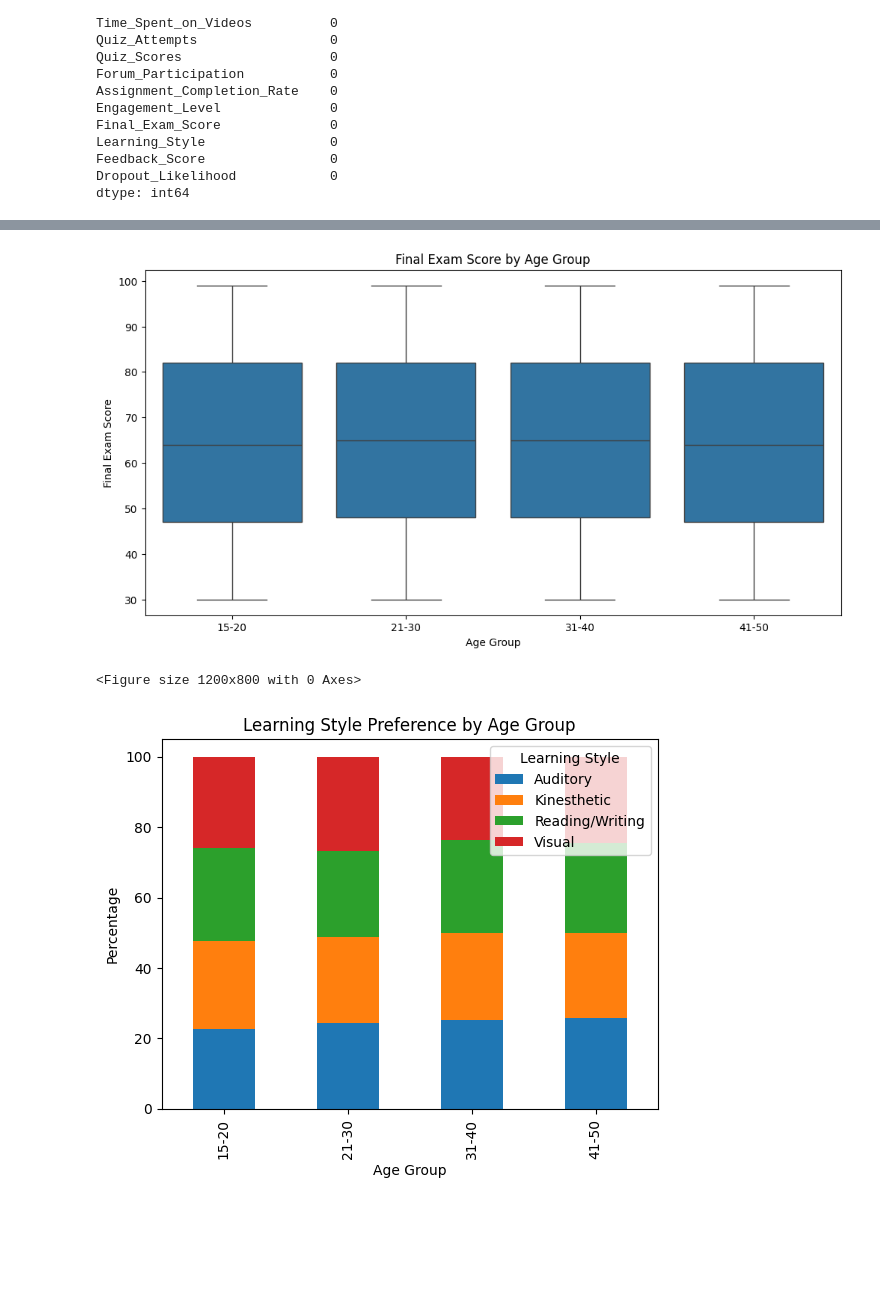
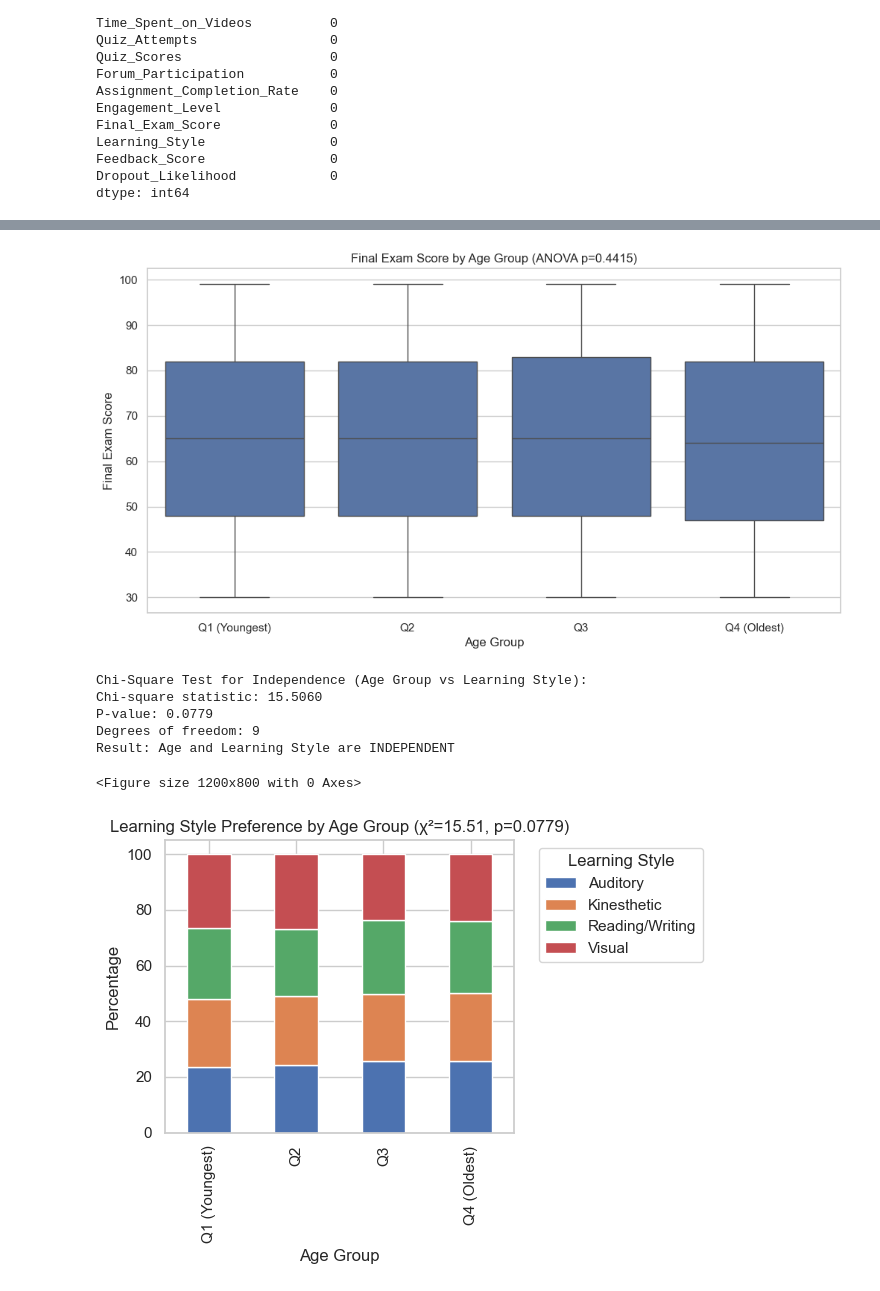
Before and after one commit to jovitaeliana/Learning-Analysis, a Jupyter notebook: analysis.ipynb, the cells around one changed output, grey strips where cells are left out. Drawn from its saved outputs; the diff is of its cells as text; code cells hidden in the pictures; blank space fills up the shorter version.

Commit message:
fix layout

```diff
--- a/analysis.ipynb
+++ b/analysis.ipynb
@@ -107,7 +107,7 @@ for i, col in enumerate(categorical_cols):
     value_counts = df[col].value_counts().sort_values(ascending=False)
     sns.barplot(x=value_counts.index, y=value_counts.values, ax=axes[i])
     axes[i].set_title(f'Distribution of {col}')
-    axes[i].set_xticklabels(axes[i].get_xticklabels(), rotation=45, ha='right')
+    plt.setp(axes[i].get_xticklabels(), rotation=45, ha='right')
     axes[i].set_ylabel('Count')
 
     # Add count labels on top of bars
@@ -212,5 +280,7 @@ Name: Final_Exam_Score, dtype: float64
 # %%
-# age distribution
+# Age distribution and performance analysis with statistical tests
+
+# Age distribution
 plt.figure(figsize=(10, 6))
 sns.histplot(df['Age'], bins=20, kde=True)
 plt.title('Age Distribution of Students')
@@ -219,26 +289,50 @@ plt.ylabel('Count')
 plt.savefig('age_distribution.png')
 plt.show()
 
-# performance by age group
-df['Age_Group'] = pd.cut(df['Age'], bins=[15, 20, 30, 40, 50],
-                          labels=['15-20', '21-30', '31-40', '41-50'])
+df['Age_Group'] = pd.qcut(df['Age'], q=4, labels=['Q1 (Youngest)', 'Q2', 'Q3', 'Q4 (Oldest)'])
+
+print("=" * 80)
+print("AGE GROUP ANALYSIS")
+print("=" * 80)
+print("\nAge group ranges:")
+print(df.groupby('Age_Group')['Age'].agg(['min', 'max', 'count']))
+
+# Statistical test for age group differences
+age_groups = df['Age_Group'].unique()
+age_group_scores = [df[df['Age_Group'] == group]['Final_Exam_Score'].values for group in age_groups]
+f_stat, p_value = stats.f_oneway(*age_group_scores)
+
+print(f"\nANOVA Test for Age Group Effect on Final Exam Scores:")
+print(f"F-statistic: {f_stat:.4f}")
+print(f"P-value: {p_value:.4f}")
+print(f"Result: {'SIGNIFICANT' if p_value < 0.05 else 'NOT SIGNIFICANT'} difference across age groups")
 
 plt.figure(figsize=(12, 6))
 sns.boxplot(x='Age_Group', y='Final_Exam_Score', data=df)
-plt.title('Final Exam Score by Age Group')
+plt.title(f'Final Exam Score by Age Group (ANOVA p={p_value:.4f})')
 plt.xlabel('Age Group')
 plt.ylabel('Final Exam Score')
 plt.savefig('performance_by_age.png')
 plt.show()
 
-# preferred learning styles by age group
-learning_style_by_age = pd.crosstab(df['Age_Group'], df['Learning_Style'], normalize='index') * 100
+# Preferred learning styles by age group with chi-square test
+learning_style_by_age = pd.crosstab(df['Age_Group'], df['Learning_Style'])
+chi2, p_chi, dof, expected = stats.chi2_contingency(learning_style_by_age)
+
+print(f"\nChi-Square Test for Independence (Age Group vs Learning Style):")
+print(f"Chi-square statistic: {chi2:.4f}")
+print(f"P-value: {p_chi:.4f}")
+print(f"Degrees of freedom: {dof}")
+print(f"Result: Age and Learning Style are {'DEPENDENT' if p_chi < 0.05 else 'INDEPENDENT'}")
+
+learning_style_pct = pd.crosstab(df['Age_Group'], df['Learning_Style'], normalize='index') * 100
 plt.figure(figsize=(12, 8))
-learning_style_by_age.plot(kind='bar', stacked=True)
-plt.title('Learning Style Preference by Age Group')
+learning_style_pct.plot(kind='bar', stacked=True)
+plt.title(f'Learning Style Preference by Age Group (χ²={chi2:.2f}, p={p_chi:.4f})')
 plt.xlabel('Age Group')
 plt.ylabel('Percentage')
-plt.legend(title='Learning Style')
+plt.legend(title='Learning Style', bbox_to_anchor=(1.05, 1), loc='upper left')
+plt.tight_layout()
 plt.savefig('learning_style_by_age.png')
 plt.show()
 # %% [output]
@@ -246,3 +356,8 @@ plt.show()
-[figure, old version]
+[figure, new version]
-<Figure size 1200x800 with 0 Axes>
+Chi-Square Test for Independence (Age Group vs Learning Style):
+Chi-square statistic: 15.5060
+P-value: 0.0779
+Degrees of freedom: 9
+Result: Age and Learning Style are INDEPENDENT
+<Figure size 1200x800 with 0 Axes>
-[figure, old version]
+[figure, new version]
```
Also changed, not shown: parts of 11 cells of this notebook, 17 other files.
